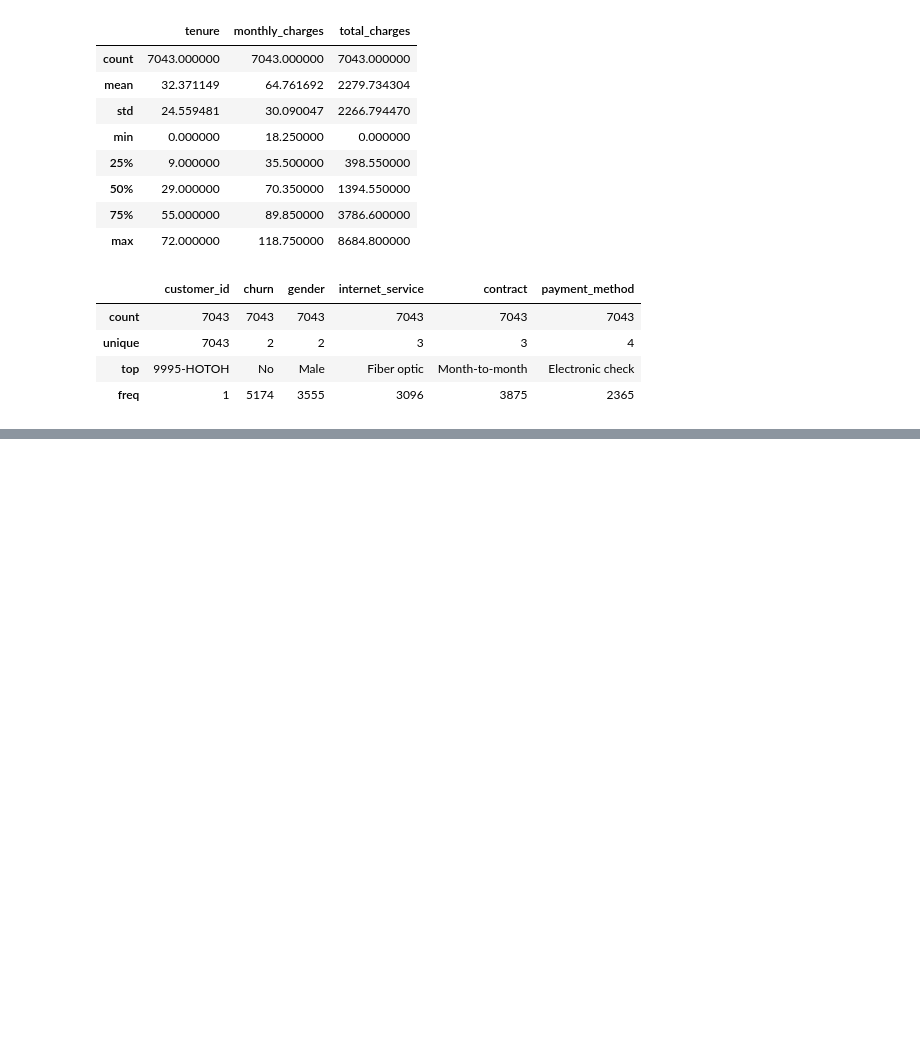
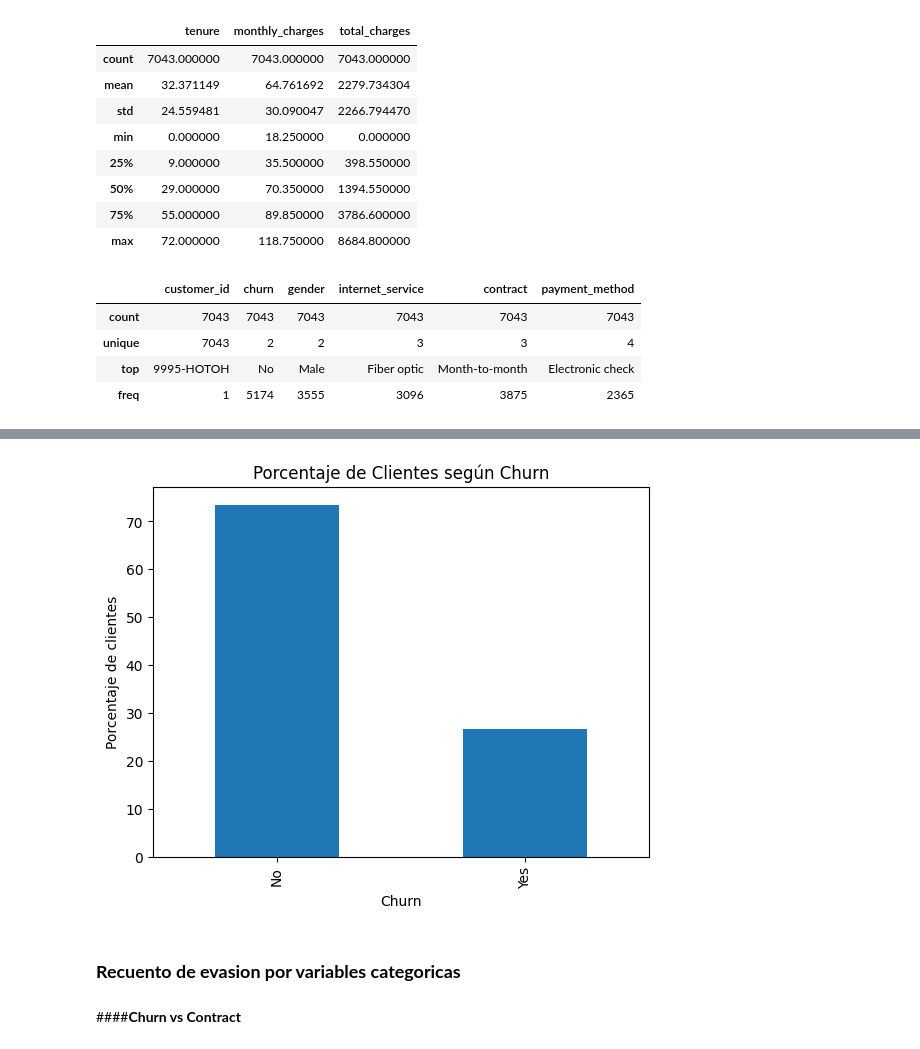
Before and after one commit to ECastro08/Challenge-TelecomX, a Jupyter notebook: challengeTelecomX.ipynb, the cells around one changed output, grey strips where cells are left out. Cells and saved outputs as stored; diff of their text form; code cells hidden in the pictures; blank space fills up the shorter version.

```diff
--- a/challengeTelecomX.ipynb
+++ b/challengeTelecomX.ipynb
@@ -433,0 +508,5 @@ Analizadas cada una de las columnas y sus tipos de datos,se concluye que las col
+# %%
+churn_counts = df_telecom['churn'].value_counts()
+churn_percent = df_telecom['churn'].value_counts(normalize=True) * 100
+
+churn_counts, churn_percent
@@ -433,0 +522,14 @@ Analizadas cada una de las columnas y sus tipos de datos,se concluye que las col
+# %%
+import matplotlib.pyplot as plt
+
+churn_percent.plot(kind='bar')
+plt.title('Porcentaje de Clientes según Churn')
+plt.xlabel('Churn')
+plt.ylabel('Porcentaje de clientes')
+plt.show()
+# %% [output]
+[figure, added]
+# %% [markdown]
+### **Recuento de evasion por variables categoricas**
+# %% [markdown]
+####**Churn vs Contract**
```
Also changed, not shown: parts of 55 cells of this notebook.
